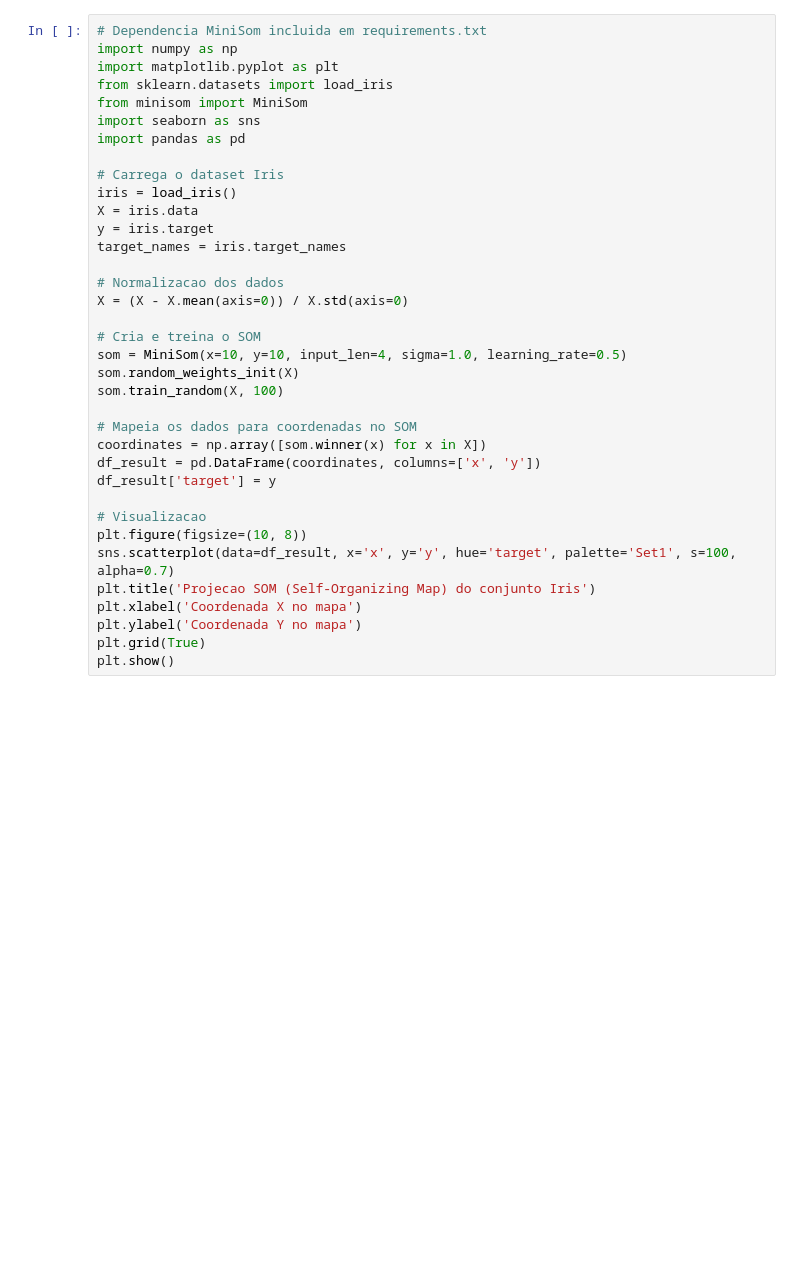
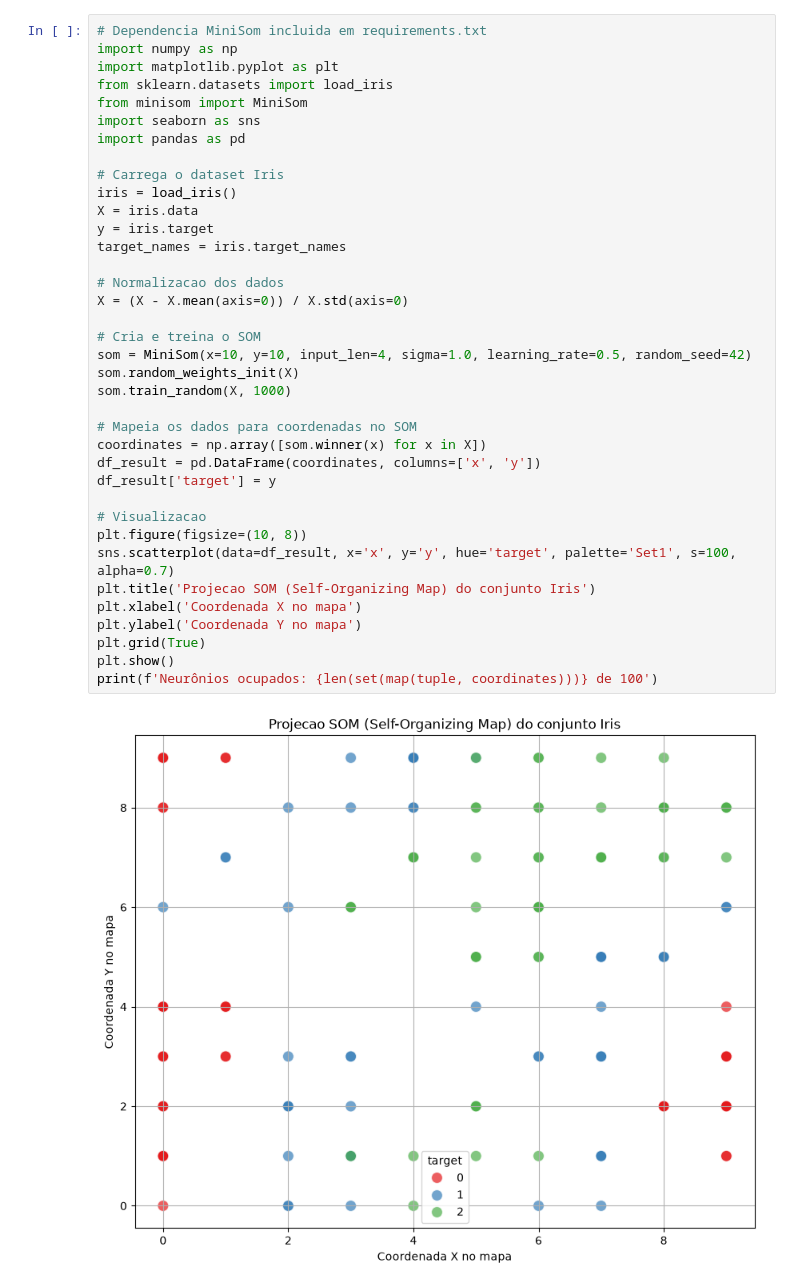
Before and after one commit to sergioaafreitas/CAM, a Jupyter notebook: src/16.0 - SOM.ipynb, the cells around one changed output. Cells and saved outputs as stored; diff of their text form; blank space fills up the shorter version.

```diff
--- a/src/16.0 - SOM.ipynb
+++ b/src/16.0 - SOM.ipynb
@@ -6,32 +19,34 @@ from sklearn.datasets import load_iris
 from minisom import MiniSom
 import seaborn as sns
 import pandas as pd
 
 # Carrega o dataset Iris
 iris = load_iris()
 X = iris.data
 y = iris.target
 target_names = iris.target_names
 
 # Normalizacao dos dados
 X = (X - X.mean(axis=0)) / X.std(axis=0)
 
 # Cria e treina o SOM
-som = MiniSom(x=10, y=10, input_len=4, sigma=1.0, learning_rate=0.5)
+som = MiniSom(x=10, y=10, input_len=4, sigma=1.0, learning_rate=0.5, random_seed=42)
 som.random_weights_init(X)
-som.train_random(X, 100)
+som.train_random(X, 1000)
 
 # Mapeia os dados para coordenadas no SOM
 coordinates = np.array([som.winner(x) for x in X])
 df_result = pd.DataFrame(coordinates, columns=['x', 'y'])
 df_result['target'] = y
 
 # Visualizacao
 plt.figure(figsize=(10, 8))
 sns.scatterplot(data=df_result, x='x', y='y', hue='target', palette='Set1', s=100, alpha=0.7)
 plt.title('Projecao SOM (Self-Organizing Map) do conjunto Iris')
 plt.xlabel('Coordenada X no mapa')
 plt.ylabel('Coordenada Y no mapa')
 plt.grid(True)
 plt.show()
+print(f'Neurônios ocupados: {len(set(map(tuple, coordinates)))} de 100')
 # %% [output]
+[figure, added]
```
Also changed, not shown: parts of 5 cells of this notebook, 31 other files.
